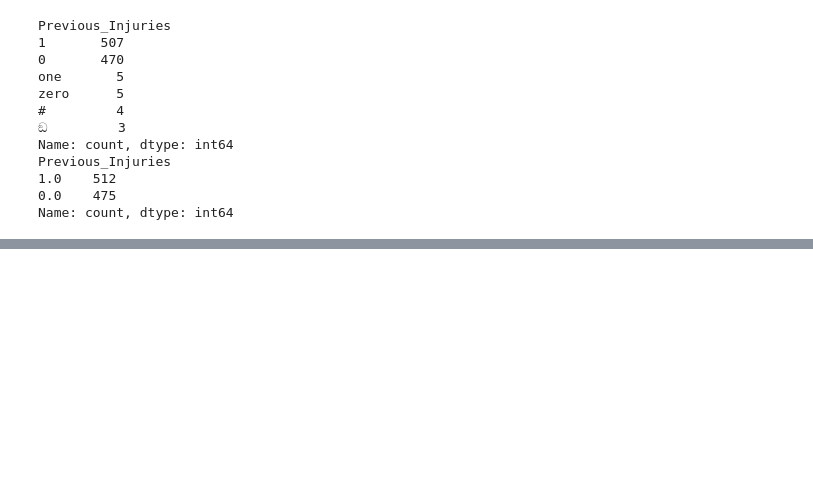
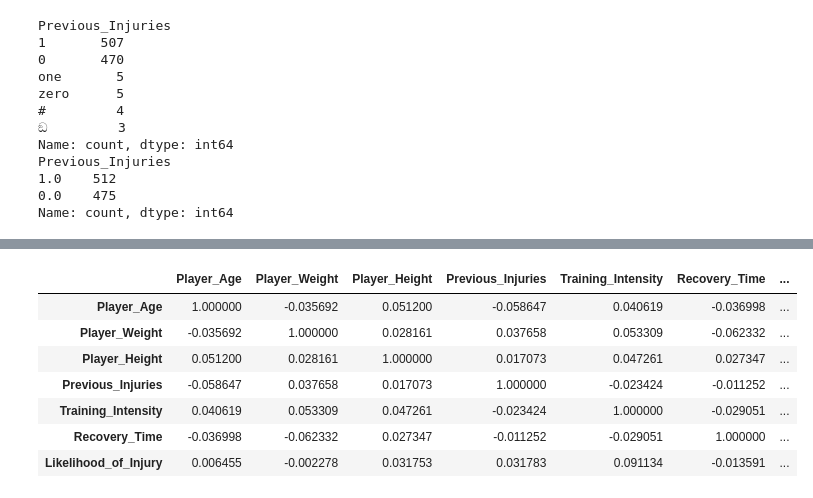
Before and after one commit to Lorenzo-Biondi/es-python, a Jupyter notebook: infortuni/analisi-infortuni.ipynb, the cells around one changed output, grey strips where cells are left out. Drawn from its saved outputs; the diff is of its cells as text; code cells hidden in the pictures; blank space fills up the shorter version.

```diff
--- a/infortuni/analisi-infortuni.ipynb
+++ b/infortuni/analisi-infortuni.ipynb
@@ -138,0 +192,12 @@ nn_map
+# %%
+df_test=df.dropna()
+df_test.corr()
+# %% [output]
+|  | Player_Age | Player_Weight | Player_Height | Previous_Injuries | Training_Intensity | Recovery_Time | ... |
+| Player_Age | 1.000000 | -0.035692 | 0.051200 | -0.058647 | 0.040619 | -0.036998 | ... |
+| Player_Weight | -0.035692 | 1.000000 | 0.028161 | 0.037658 | 0.053309 | -0.062332 | ... |
+| Player_Height | 0.051200 | 0.028161 | 1.000000 | 0.017073 | 0.047261 | 0.027347 | ... |
+| Previous_Injuries | -0.058647 | 0.037658 | 0.017073 | 1.000000 | -0.023424 | -0.011252 | ... |
+| Training_Intensity | 0.040619 | 0.053309 | 0.047261 | -0.023424 | 1.000000 | -0.029051 | ... |
+| Recovery_Time | -0.036998 | -0.062332 | 0.027347 | -0.011252 | -0.029051 | 1.000000 | ... |
+| Likelihood_of_Injury | 0.006455 | -0.002278 | 0.031753 | 0.031783 | 0.091134 | -0.013591 | ... |
```
Also changed, not shown: parts of 14 cells of this notebook.
